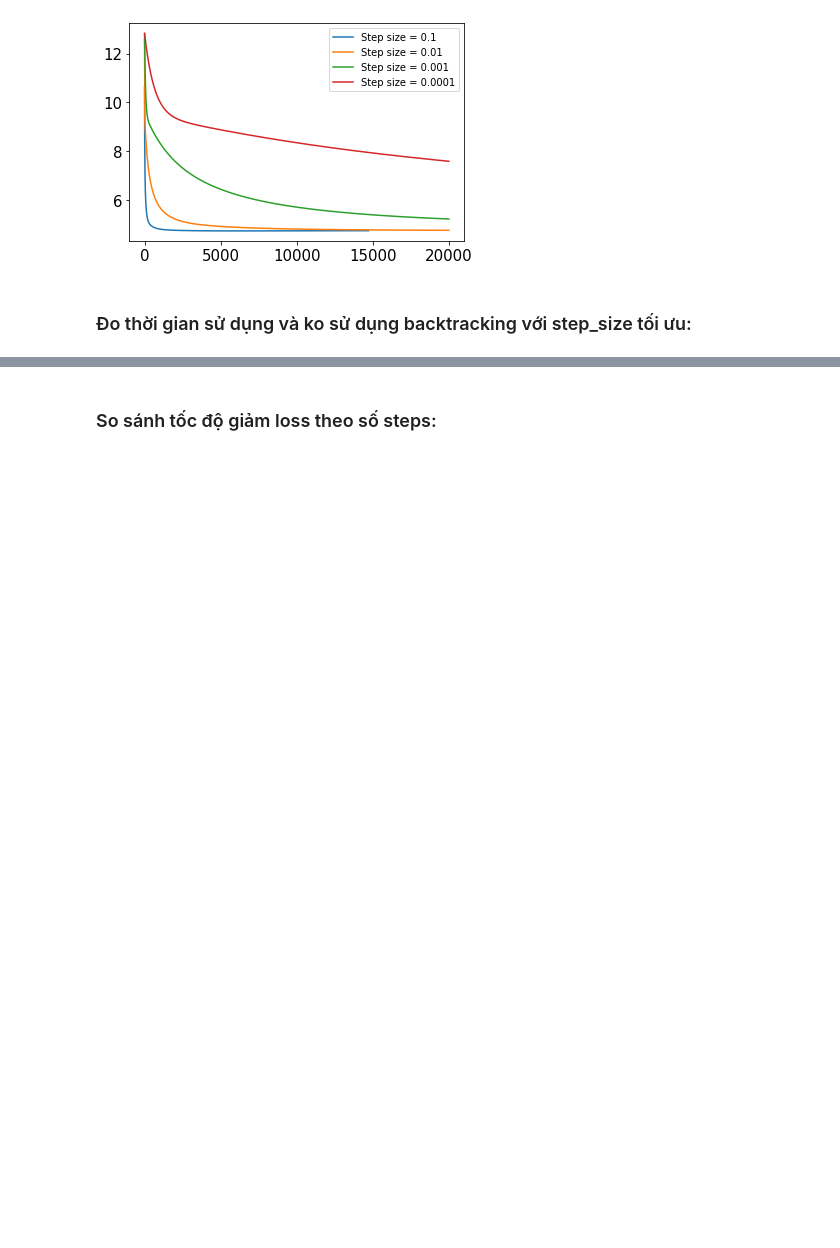
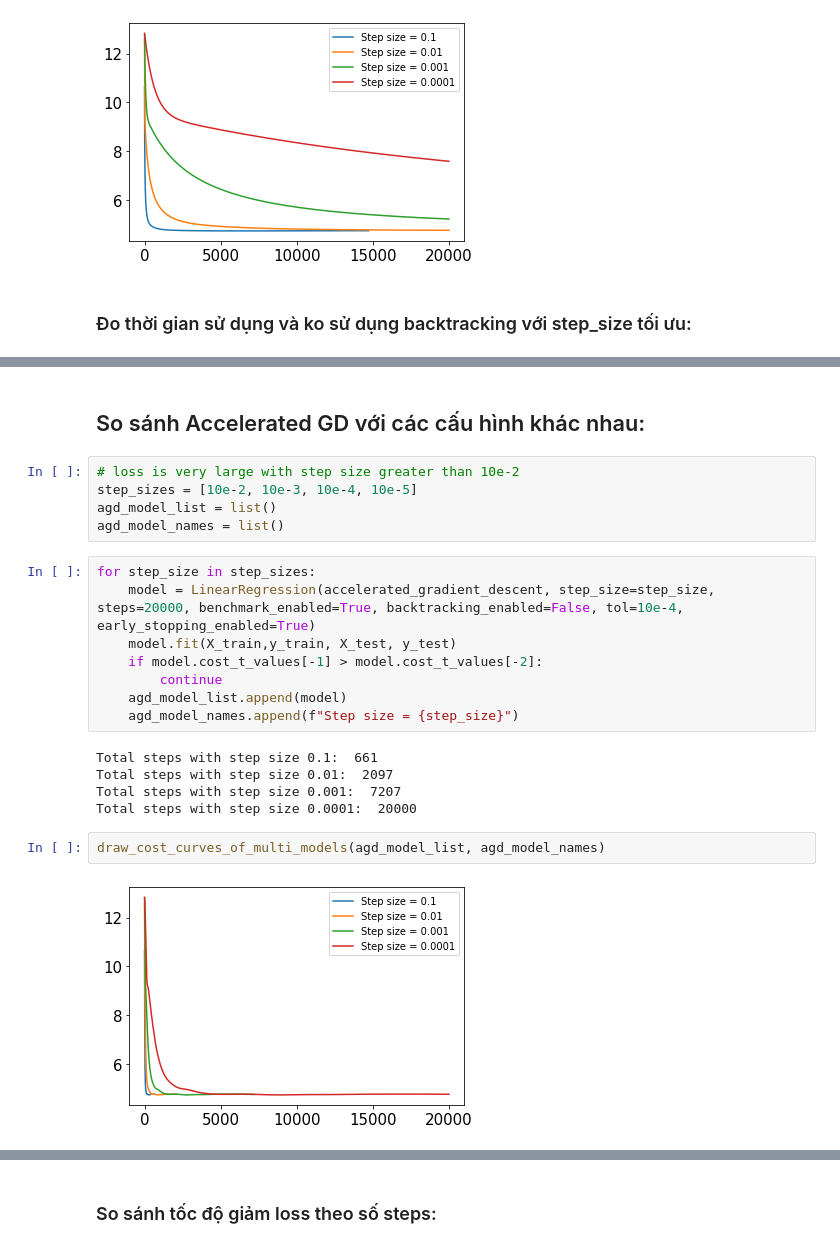
Before and after one commit to hungvm2/advance_optimization, a Jupyter notebook: Bai tap 3.ipynb, the cells around one changed output, grey strips where cells are left out. Cells and saved outputs as stored; diff of their text form; blank space fills up the shorter version.

```diff
--- a/Bai tap 3.ipynb
+++ b/Bai tap 3.ipynb
@@ -427,0 +428,24 @@ Fitting time of GD with BT:  6.099782943725586
+# %% [markdown]
+## So sánh Accelerated GD với các cấu hình khác nhau:
+# %%
+# loss is very large with step size greater than 10e-2
+step_sizes = [10e-2, 10e-3, 10e-4, 10e-5]
+agd_model_list = list()
+agd_model_names = list()
+# %%
+for step_size in step_sizes:
+    model = LinearRegression(accelerated_gradient_descent, step_size=step_size, steps=20000, benchmark_enabled=True, backtracking_enabled=False, tol=10e-4, early_stopping_enabled=True)
+    model.fit(X_train,y_train, X_test, y_test)
+    if model.cost_t_values[-1] > model.cost_t_values[-2]:
+        continue
+    agd_model_list.append(model)
+    agd_model_names.append(f"Step size = {step_size}")
+# %% [output]
+Total steps with step size 0.1:  661
+Total steps with step size 0.01:  2097
+Total steps with step size 0.001:  7207
+Total steps with step size 0.0001:  20000
+# %%
+draw_cost_curves_of_multi_models(agd_model_list, agd_model_names)
+# %% [output]
+[figure, added]
```
Also changed, not shown: parts of 17 cells of this notebook.
